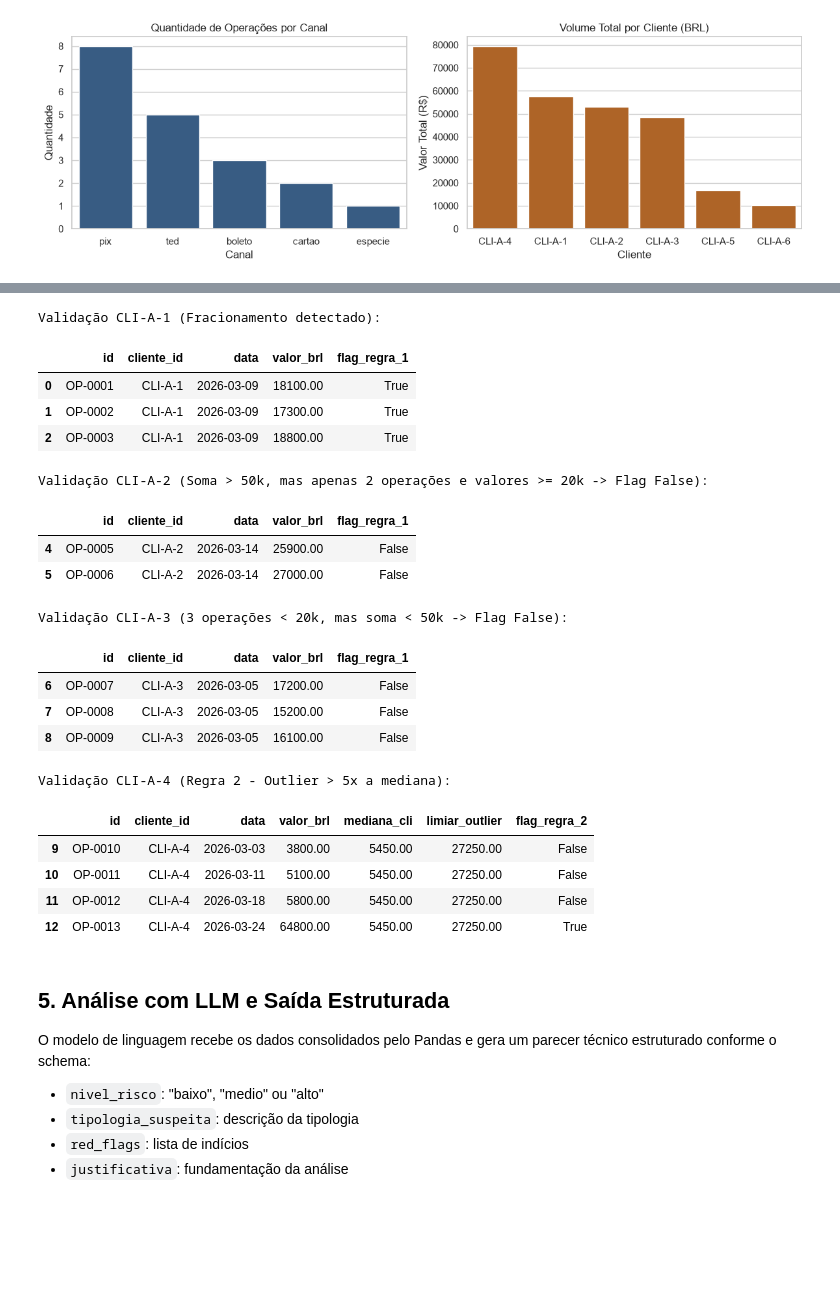
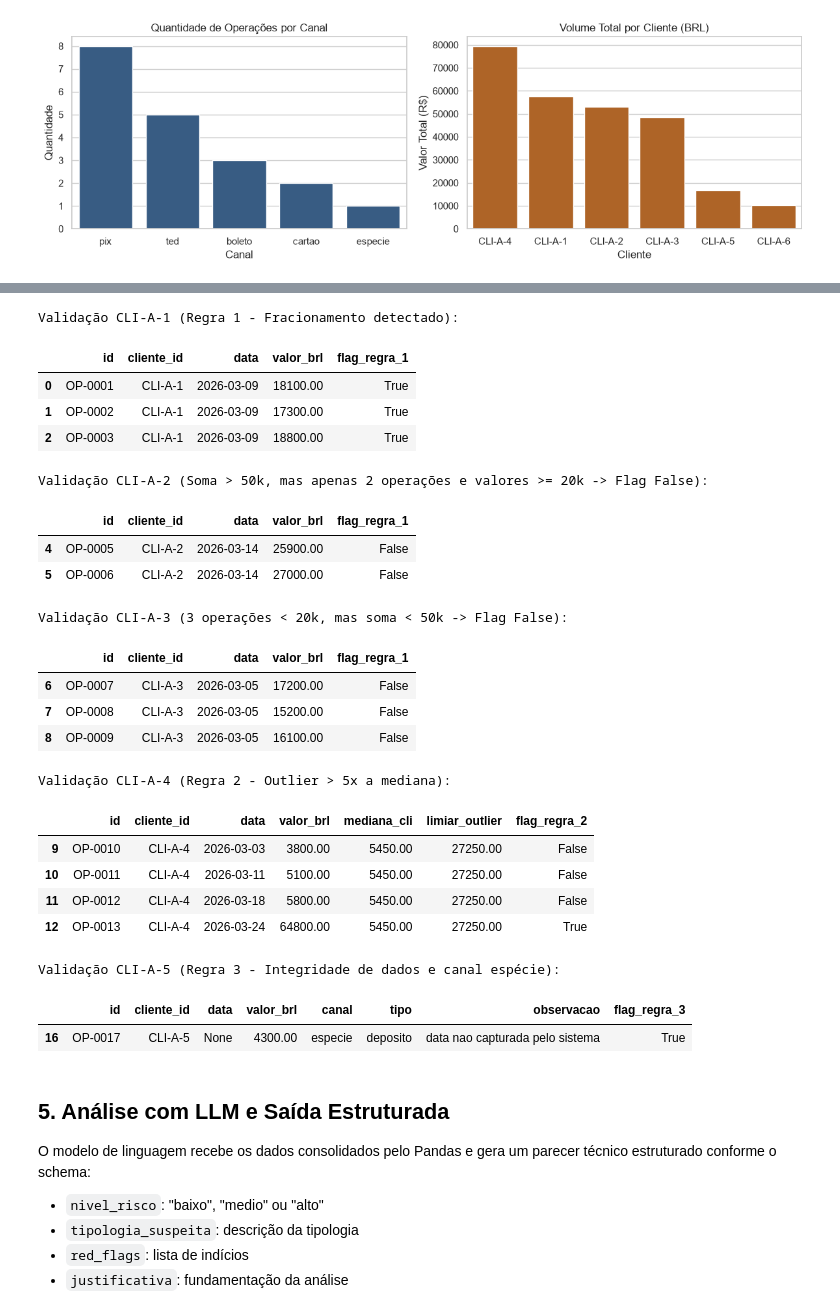
Before and after one commit to vitoriacosmo/desafio-ia, a Jupyter notebook: nivel_1/nivel_1.ipynb, the cells around one changed output, grey strips where cells are left out. Cells and saved outputs as stored; diff of their text form; code cells hidden in the pictures; blank space fills up the shorter version.

```diff
--- a/nivel_1/nivel_1.ipynb
+++ b/nivel_1/nivel_1.ipynb
@@ -251,5 +258,5 @@ Comparação explícita dos casos de teste para demonstrar a precisão das regra
 # %%
-print("Validação CLI-A-1 (Fracionamento detectado):")
+print("Validação CLI-A-1 (Regra 1 - Fracionamento detectado):")
 display(df_flagged[(df_flagged["cliente_id"] == "CLI-A-1") & (df_flagged["data"] == "2026-03-09")][
     ["id", "cliente_id", "data", "valor_brl", "flag_regra_1"]
 ])
@@ -261,34 +268,42 @@ display(df_flagged[df_flagged["cliente_id"] == "CLI-A-2"][
 
 print("\nValidação CLI-A-3 (3 operações < 20k, mas soma < 50k -> Flag False):")
 display(df_flagged[df_flagged["cliente_id"] == "CLI-A-3"][
     ["id", "cliente_id", "data", "valor_brl", "flag_regra_1"]
 ])
 
 print("\nValidação CLI-A-4 (Regra 2 - Outlier > 5x a mediana):")
 display(df_flagged[df_flagged["cliente_id"] == "CLI-A-4"][
     ["id", "cliente_id", "data", "valor_brl", "mediana_cli", "limiar_outlier", "flag_regra_2"]
 ])
+
+print("\nValidação CLI-A-5 (Regra 3 - Integridade de dados e canal espécie):")
+display(df_flagged[df_flagged["flag_regra_3"]][
+    ["id", "cliente_id", "data", "valor_brl", "canal", "tipo", "observacao", "flag_regra_3"]
+])
 # %% [output]
-Validação CLI-A-1 (Fracionamento detectado):
+Validação CLI-A-1 (Regra 1 - Fracionamento detectado):
 |  | id | cliente_id | data | valor_brl | flag_regra_1 |
 | 0 | OP-0001 | CLI-A-1 | 2026-03-09 | 18100.00 | True |
 | 1 | OP-0002 | CLI-A-1 | 2026-03-09 | 17300.00 | True |
 | 2 | OP-0003 | CLI-A-1 | 2026-03-09 | 18800.00 | True |
 Validação CLI-A-2 (Soma > 50k, mas apenas 2 operações e valores >= 20k -> Flag False):
 |  | id | cliente_id | data | valor_brl | flag_regra_1 |
 | 4 | OP-0005 | CLI-A-2 | 2026-03-14 | 25900.00 | False |
 | 5 | OP-0006 | CLI-A-2 | 2026-03-14 | 27000.00 | False |
 Validação CLI-A-3 (3 operações < 20k, mas soma < 50k -> Flag False):
 |  | id | cliente_id | data | valor_brl | flag_regra_1 |
 | 6 | OP-0007 | CLI-A-3 | 2026-03-05 | 17200.00 | False |
 | 7 | OP-0008 | CLI-A-3 | 2026-03-05 | 15200.00 | False |
 | 8 | OP-0009 | CLI-A-3 | 2026-03-05 | 16100.00 | False |
 Validação CLI-A-4 (Regra 2 - Outlier > 5x a mediana):
 |  | id | cliente_id | data | valor_brl | mediana_cli | limiar_outlier | flag_regra_2 |
 | 9 | OP-0010 | CLI-A-4 | 2026-03-03 | 3800.00 | 5450.00 | 27250.00 | False |
 | 10 | OP-0011 | CLI-A-4 | 2026-03-11 | 5100.00 | 5450.00 | 27250.00 | False |
 | 11 | OP-0012 | CLI-A-4 | 2026-03-18 | 5800.00 | 5450.00 | 27250.00 | False |
 | 12 | OP-0013 | CLI-A-4 | 2026-03-24 | 64800.00 | 5450.00 | 27250.00 | True |
+Validação CLI-A-5 (Regra 3 - Integridade de dados e canal espécie):
+|  | id | cliente_id | data | valor_brl | canal | tipo | observacao | flag_regra_3 |
+| 16 | OP-0017 | CLI-A-5 | None | 4300.00 | especie | deposito | data nao capturada pelo sistema | True |
 # %% [markdown]
 ## 5. Análise com LLM e Saída Estruturada
 
```
Also changed, not shown: parts of 8 cells of this notebook, 1 other file.
